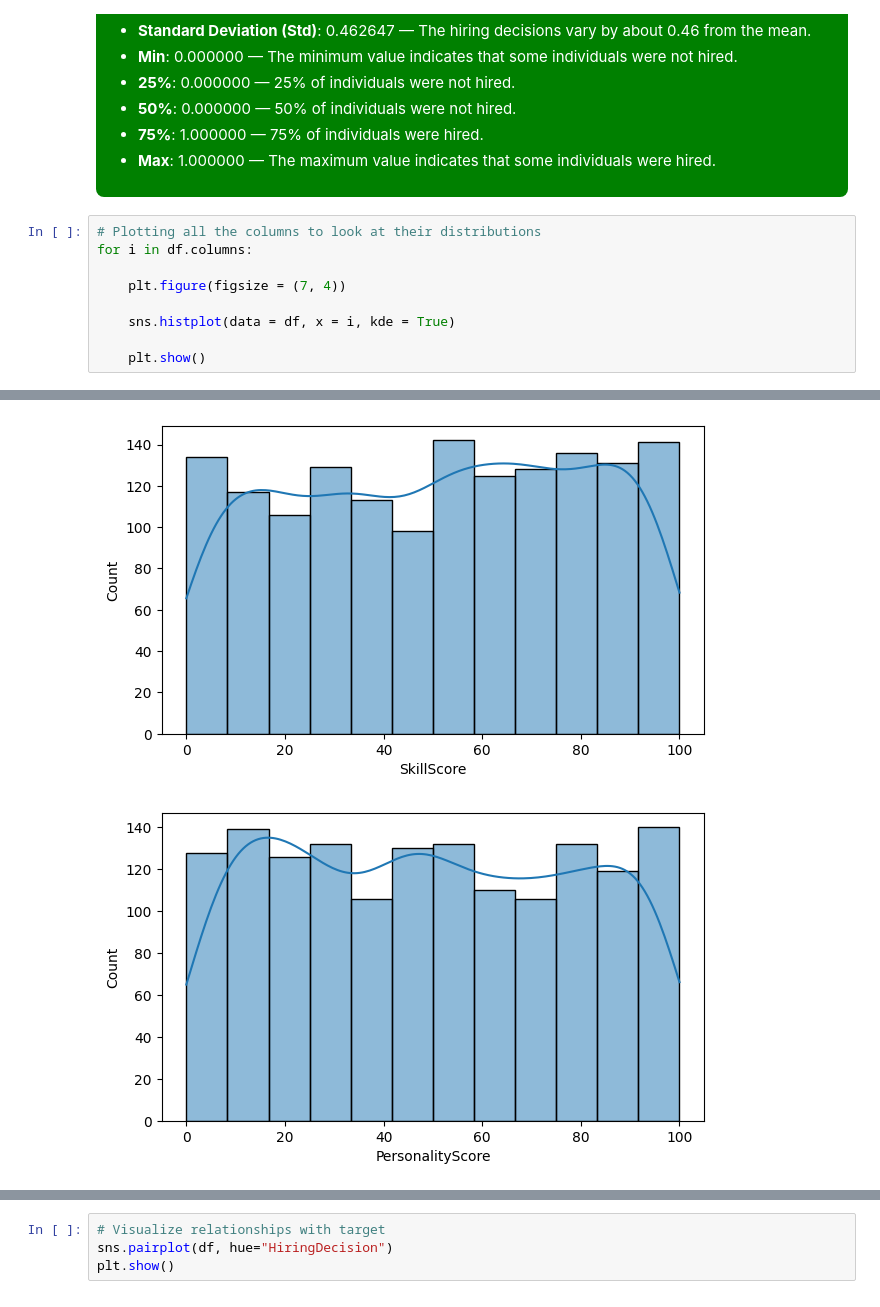
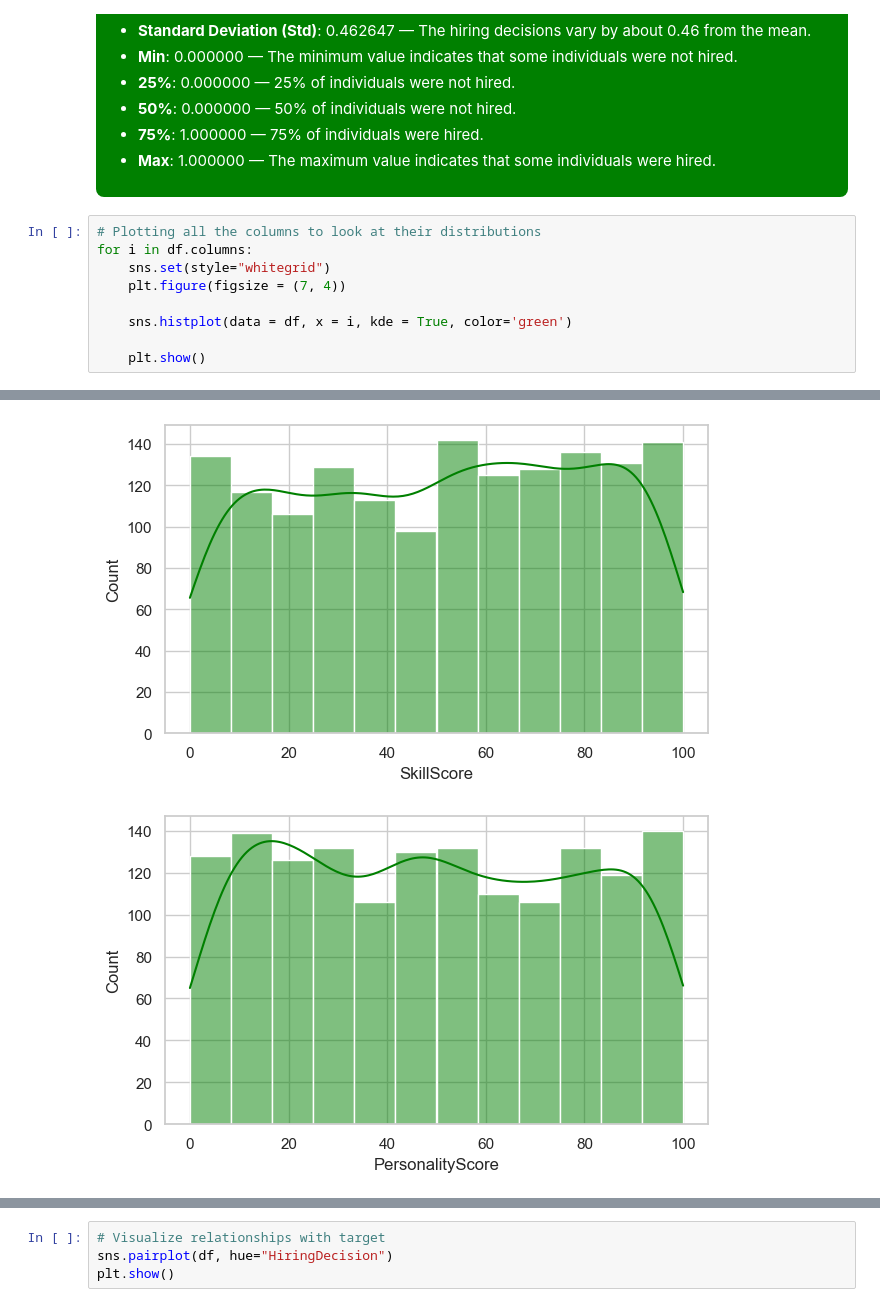
Before and after one commit to Eunnylans/Hiring--Analysis--Using--Linear--Regression, a Jupyter notebook: Predicting--Hiring--Decisions.ipynb, the cells around one changed output, grey strips where cells are left out. Drawn from its saved outputs; the diff is of its cells as text.

```diff
--- a/Predicting--Hiring--Decisions.ipynb
+++ b/Predicting--Hiring--Decisions.ipynb
@@ -467,10 +467,10 @@ df.describe().T
 # %%
 # Plotting all the columns to look at their distributions
 for i in df.columns:
-
+    sns.set(style="whitegrid")
     plt.figure(figsize = (7, 4))
 
-    sns.histplot(data = df, x = i, kde = True)
+    sns.histplot(data = df, x = i, kde = True, color='green')
 
     plt.show()
 # %% [output]
@@ -484,2 +484,2 @@ for i in df.columns:
-[figure, old version]
+[figure, new version]
-[figure, old version]
+[figure, new version]
```
Also changed, not shown: parts of 1 cell of this notebook.
